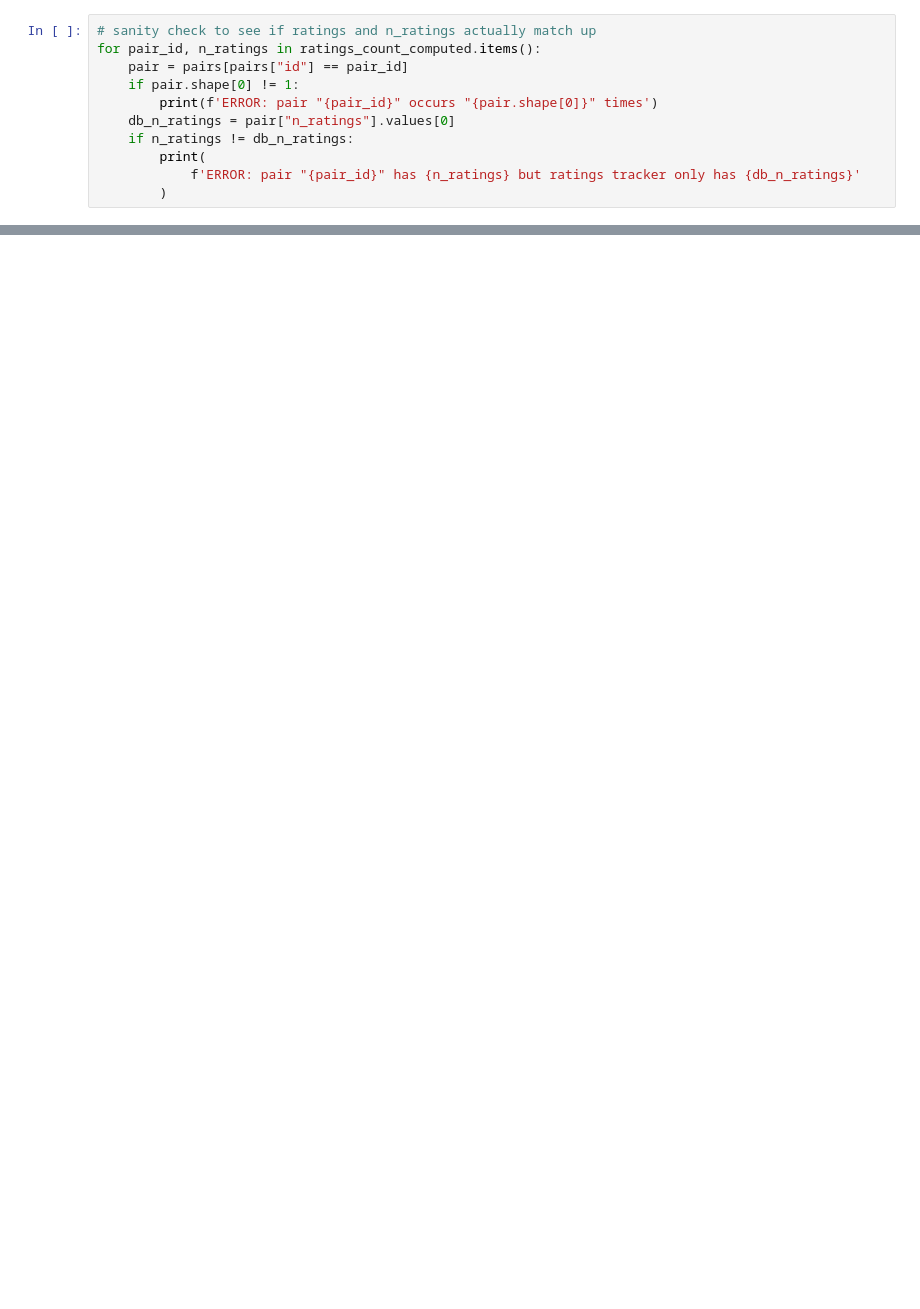
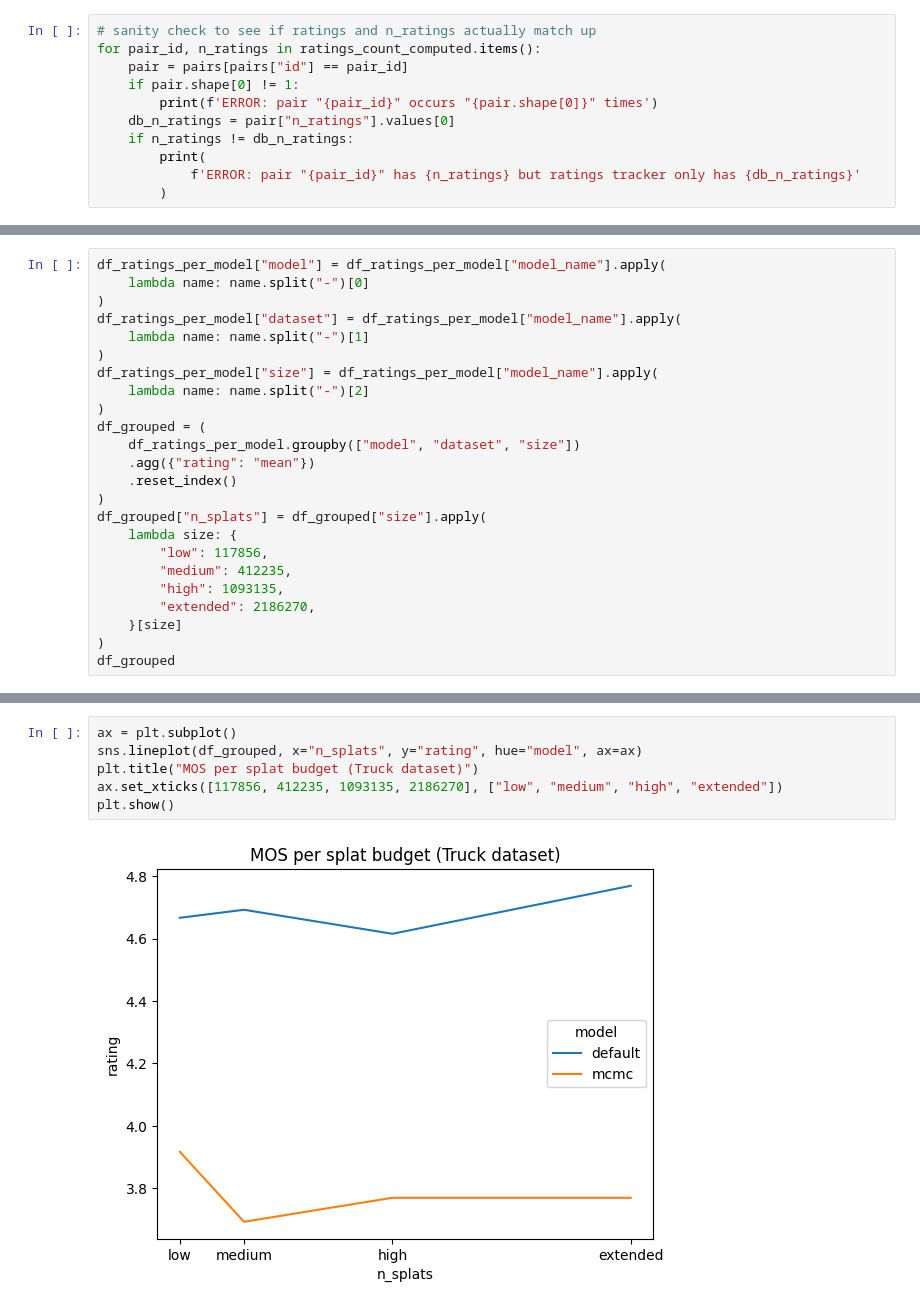
Before and after one commit to PaulErpen/eval-viewer, a Jupyter notebook: scripts/report.ipynb, the cells around one changed output, grey strips where cells are left out. Drawn from its saved outputs; the diff is of its cells as text; blank space fills up the shorter version.

Commit message:
Extend report for databse

```diff
--- a/scripts/report.ipynb
+++ b/scripts/report.ipynb
@@ -103,0 +172,24 @@ ratings
+# %%
+df_ratings_per_model["model"] = df_ratings_per_model["model_name"].apply(
+    lambda name: name.split("-")[0]
+)
+df_ratings_per_model["dataset"] = df_ratings_per_model["model_name"].apply(
+    lambda name: name.split("-")[1]
+)
+df_ratings_per_model["size"] = df_ratings_per_model["model_name"].apply(
+    lambda name: name.split("-")[2]
+)
+df_grouped = (
+    df_ratings_per_model.groupby(["model", "dataset", "size"])
+    .agg({"rating": "mean"})
+    .reset_index()
+)
+df_grouped["n_splats"] = df_grouped["size"].apply(
+    lambda size: {
+        "low": 117856,
+        "medium": 412235,
+        "high": 1093135,
+        "extended": 2186270,
+    }[size]
+)
+df_grouped
@@ -103,0 +206,8 @@ ratings
+# %%
+ax = plt.subplot()
+sns.lineplot(df_grouped, x="n_splats", y="rating", hue="model", ax=ax)
+plt.title("MOS per splat budget (Truck dataset)")
+ax.set_xticks([117856, 412235, 1093135, 2186270], ["low", "medium", "high", "extended"])
+plt.show()
+# %% [output]
+[figure, added]
```
Also changed, not shown: parts of 21 cells of this notebook, 2 other files.
